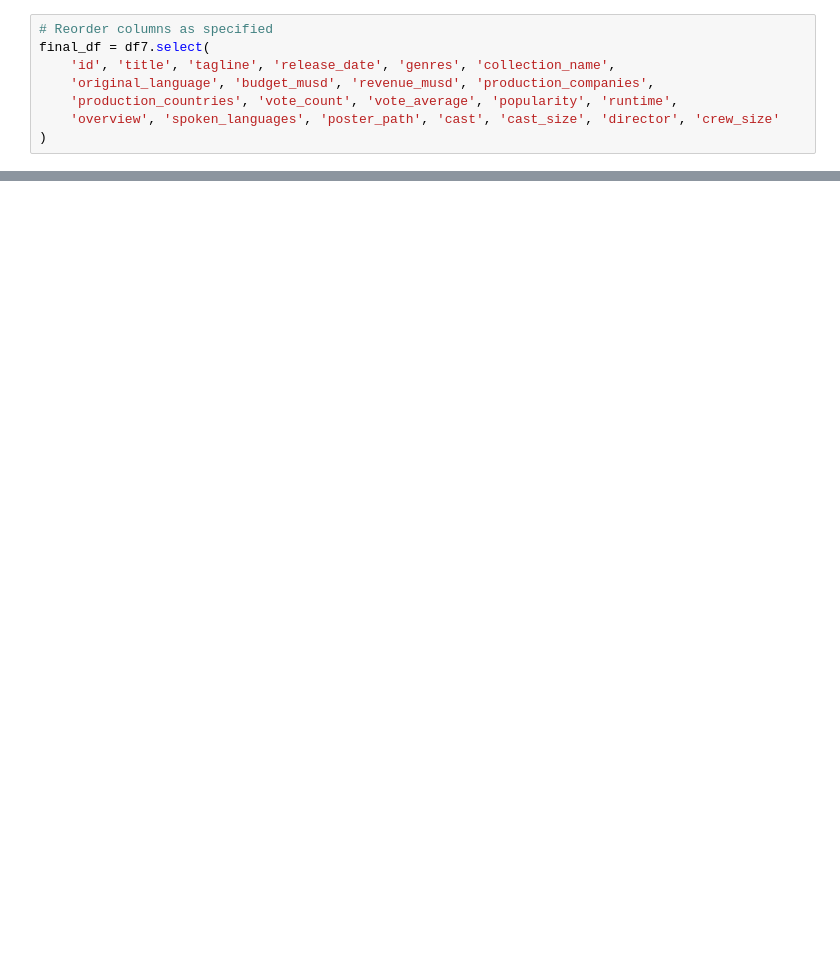
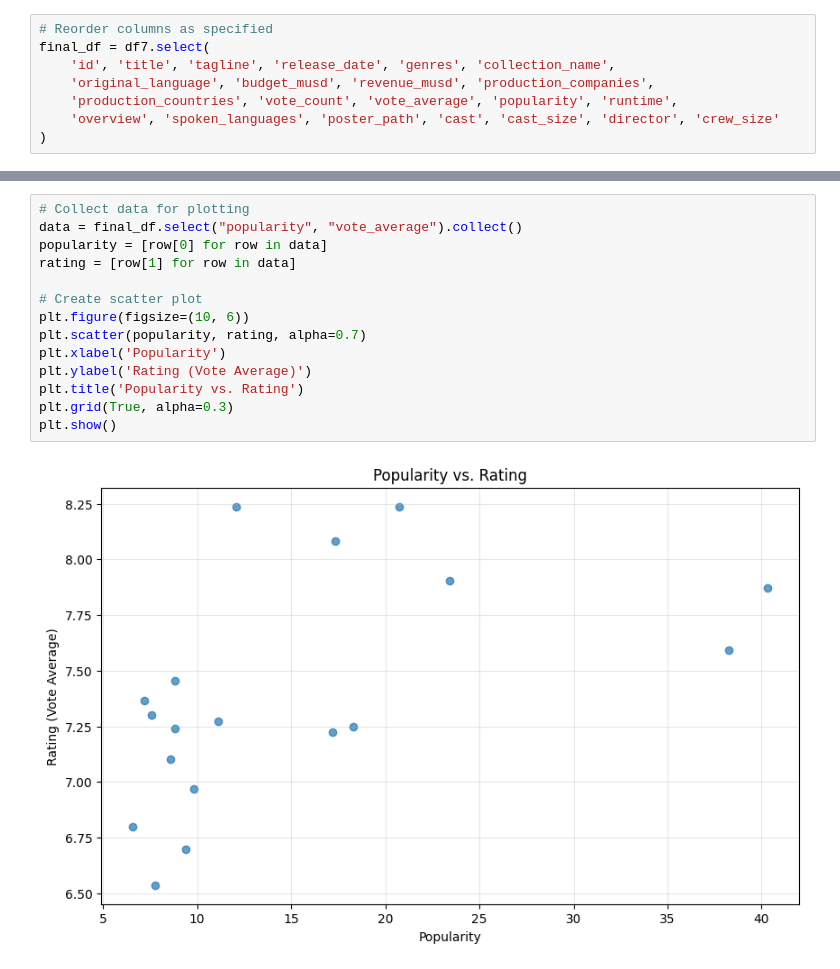
Before and after one commit to ignatus-anim/tmdb-spark-analytics, a Jupyter notebook: module4.ipynb, the cells around one changed output, grey strips where cells are left out. Cells and saved outputs as stored; diff of their text form; blank space fills up the shorter version.

```diff
--- a/module4.ipynb
+++ b/module4.ipynb
@@ -580,0 +929,16 @@ only showing top 1 row
+# %%
+# Collect data for plotting
+data = final_df.select("popularity", "vote_average").collect()
+popularity = [row[0] for row in data]
+rating = [row[1] for row in data]
+
+# Create scatter plot
+plt.figure(figsize=(10, 6))
+plt.scatter(popularity, rating, alpha=0.7)
+plt.xlabel('Popularity')
+plt.ylabel('Rating (Vote Average)')
+plt.title('Popularity vs. Rating')
+plt.grid(True, alpha=0.3)
+plt.show()
+# %% [output]
+[figure, added]
```
Also changed, not shown: parts of 18 cells of this notebook.
